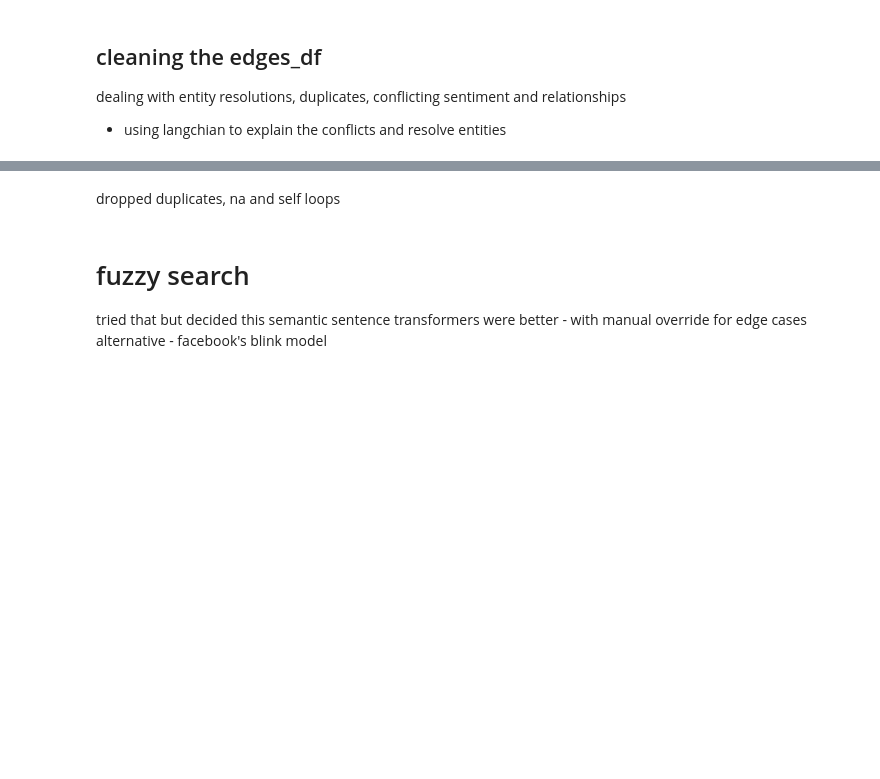
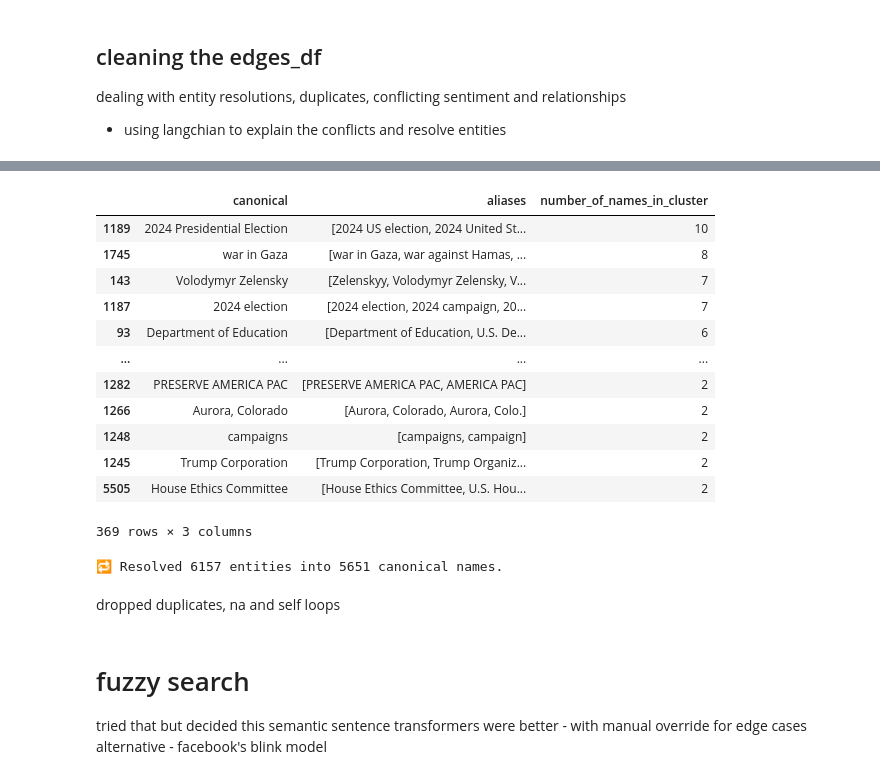
Before and after one commit to ghadena/geopol, a Jupyter notebook: KG.ipynb, the cells around one changed output, grey strips where cells are left out. Saved outputs shown, nothing was run; the diff lists cells and outputs as text; code cells hidden in the pictures; blank space fills up the shorter version.

```diff
--- a/KG.ipynb
+++ b/KG.ipynb
@@ -480,7 +557,7 @@ unique_entities = [normalize_title(n) for n in unique_entities]
 # 2. Load model & generate embeddings
 #model = SentenceTransformer("all-MiniLM-L6-v2")
 model = SentenceTransformer("all-roberta-large-v1")
-embeddings = model.encode(unique_entities, convert_to_tensor=True)
+embeddings = model.encode(unique_entities)
 
 # 3. Compute cosine similarity
 cos_sim = cosine_similarity(embeddings)
@@ -506,10 +583,11 @@ manual_resolutions = {
     "Vladimir Zelensky": "Volodymyr Zelensky",
     "Donald J. Trump": "Donald Trump",
     "Donald J Trump": "Donald Trump",
+    "Donald Trump": "Donald Trump",
     "Trump": "Donald Trump",
-    "Mr. Trump": "Donald Trump",
     "Biden": "Joe Biden",
     "Musk": "Elon Musk",
+    "Harris": "Kamala Harris",
     "House Republicans": "Republican Party",
     "Republicans": "Republican Party",
     "House Democrats": "Democratic Party",
@@ -560,5 +663,19 @@ summary
 # %%
-cluster_df_filtered.display()
+cluster_df_filtered
+# %% [output]
+|  | canonical | aliases | number_of_names_in_cluster |
+| 1189 | 2024 Presidential Election | [2024 US election, 2024 United St... | 10 |
+| 1745 | war in Gaza | [war in Gaza, war against Hamas, ... | 8 |
+| 143 | Volodymyr Zelensky | [Zelenskyy, Volodymyr Zelensky, V... | 7 |
+| 1187 | 2024 election | [2024 election, 2024 campaign, 20... | 7 |
+| 93 | Department of Education | [Department of Education, U.S. De... | 6 |
+| ... | ... | ... | ... |
+| 1282 | PRESERVE AMERICA PAC | [PRESERVE AMERICA PAC, AMERICA PAC] | 2 |
+| 1266 | Aurora, Colorado | [Aurora, Colorado, Aurora, Colo.] | 2 |
+| 1248 | campaigns | [campaigns, campaign] | 2 |
+| 1245 | Trump Corporation | [Trump Corporation, Trump Organiz... | 2 |
+| 5505 | House Ethics Committee | [House Ethics Committee, U.S. Hou... | 2 |
+369 rows × 3 columns
 # %%
 # 6. Apply to edges_df
 edges_df["source"] = edges_df["source"].map(lambda x: resolution_map.get(x, x))
@@ -573,6 +690,8 @@ ents_long.drop_duplicates(subset=["url", "entity"], inplace=True)
 
 # 9. Print resolution summary
 print(f"🔁 Resolved {len(unique_entities)} entities into {len(clusters)} canonical names.")
+# %% [output]
+🔁 Resolved 6157 entities into 5651 canonical names.
 # %% [markdown]
 dropped duplicates, na and self loops
 # %%
```
Also changed, not shown: parts of 29 cells of this notebook, 7 other files.
